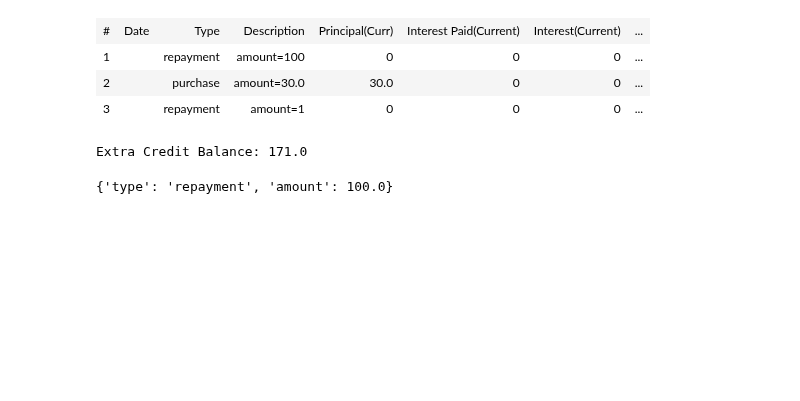
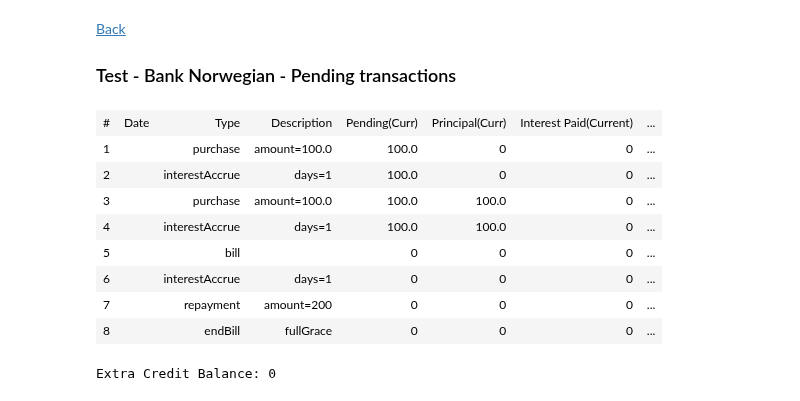
Before and after one commit to mkersh/MambuAPINotebook, a Jupyter notebook: credit-card interest wavering.ipynb, the cells around one changed output. Saved outputs shown, nothing was run; the diff lists cells and outputs as text; code cells hidden in the pictures; blank space fills up the shorter version.

```diff
--- a/credit-card interest wavering.ipynb
+++ b/credit-card interest wavering.ipynb
@@ -460,17 +522,27 @@ Extra Credit Balance: 18.0
-# %%
-resetBalances()
-applyEvent(event5,amount=100) # repayment
-applyEvent(event2,amount=30.00) #purchase
-applyEvent(event5,amount=1)
-
-showHistory()
-# %% [output]
-| # | Date | Type | Description | Principal(Curr) | Interest Paid(Current) | Interest(Current) | ... |
-| 1 |  | repayment | amount=100 | 0 | 0 | 0 | ... |
-| 2 |  | purchase | amount=30.0 | 30.0 | 0 | 0 | ... |
-| 3 |  | repayment | amount=1 | 0 | 0 | 0 | ... |
-Extra Credit Balance: 171.0
-# %%
-event5
-# %% [output]
-{'type': 'repayment', 'amount': 100.0}
+# %% [markdown]
+[Back](#section1)
+<a id="section9"></a>
+### Test - Bank Norwegian - Pending transactions
+# %%
+# Test Bank Norwegian - Pending transactions (i.e. No interest accrual until theey are billed)
+resetBalances()
+applyEvent(event2, pending=True) #purchase - with future ValueDate
+applyEvent(event3) #accrue
+applyEvent(event2) #purchase - with immediate ValueDate
+applyEvent(event3) #accrue
+applyEvent(event1) # Bill
+applyEvent(event3) #accrue
+applyEvent(event5,amount=200) # repayment
+applyEvent(event4) #endBill
+showHistory()
+# %% [output]
+| # | Date | Type | Description | Pending(Curr) | Principal(Curr) | Interest Paid(Current) | ... |
+| 1 |  | purchase | amount=100.0 | 100.0 | 0 | 0 | ... |
+| 2 |  | interestAccrue | days=1 | 100.0 | 0 | 0 | ... |
+| 3 |  | purchase | amount=100.0 | 100.0 | 100.0 | 0 | ... |
+| 4 |  | interestAccrue | days=1 | 100.0 | 100.0 | 0 | ... |
+| 5 |  | bill |  | 0 | 0 | 0 | ... |
+| 6 |  | interestAccrue | days=1 | 0 | 0 | 0 | ... |
+| 7 |  | repayment | amount=200 | 0 | 0 | 0 | ... |
+| 8 |  | endBill | fullGrace | 0 | 0 | 0 | ... |
+Extra Credit Balance: 0
```
Also changed, not shown: parts of 19 cells of this notebook, 2 other files.
